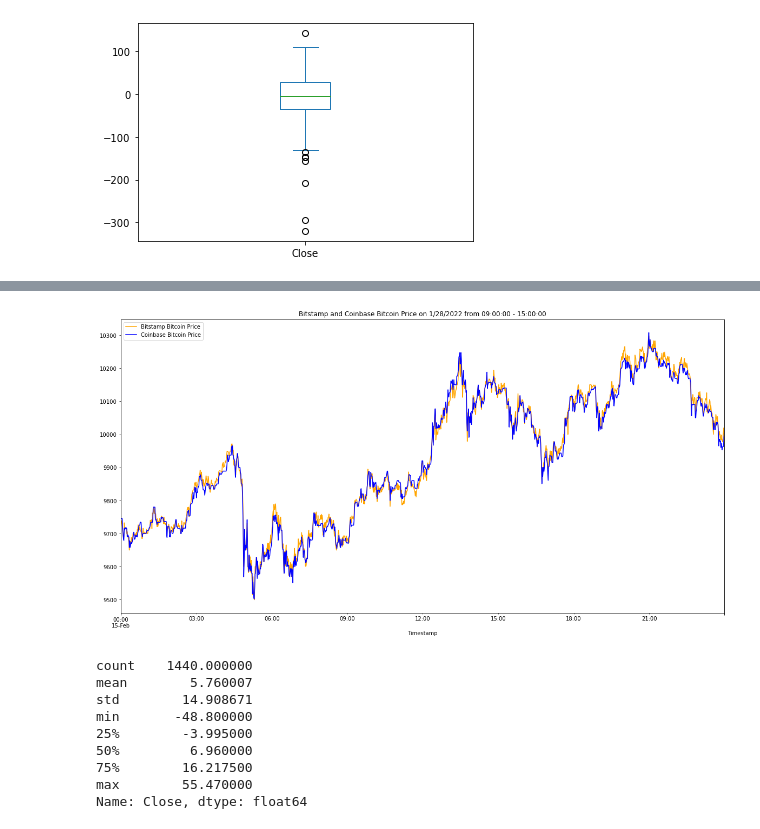
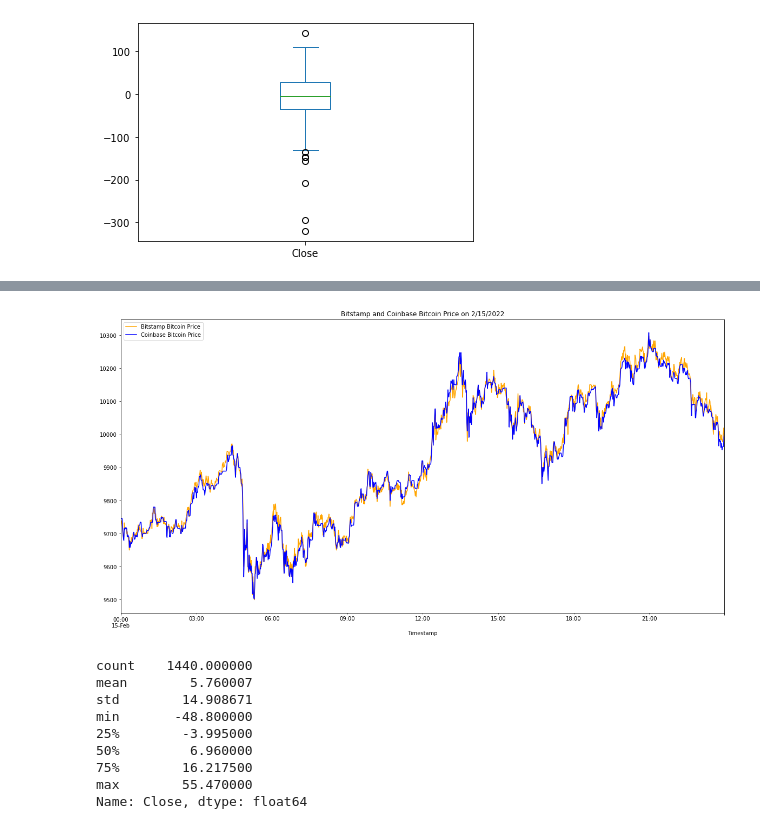
Before and after one commit to jkang1990amg/Challenge-3-Crypo-Arbitrage, a Jupyter notebook: crypto_arbitrage.ipynb, the cells around one changed output, grey strips where cells are left out. Saved outputs shown, nothing was run; the diff lists cells and outputs as text; code cells hidden in the pictures.

```diff
--- a/crypto_arbitrage.ipynb
+++ b/crypto_arbitrage.ipynb
@@ -410,7 +434,7 @@ arbitrage_spread_early.plot(kind = "box")
 # Create an overlay plot that visualizes the two dataframes over a period of one day from the middle of the dataset.
 # Be sure that the plots include the parameters `legend`, `figsize`, `title`, `color` and `label`
 bitstamp_sliced.loc["2018-02-15" : "2018-02-15"].plot(
-    legend = True, figsize = (20, 10), title = "Bitstamp and Coinbase Bitcoin Price on 1/28/2022 from 09:00:00 - 15:00:00", color = "orange", label = "Bitstamp Bitcoin Price")
+    legend = True, figsize = (20, 10), title = "Bitstamp and Coinbase Bitcoin Price on 2/15/2022", color = "orange", label = "Bitstamp Bitcoin Price")
 coinbase_sliced.loc["2018-02-15" : "2018-02-15"].plot(
     legend = True, figsize = (20, 10), color = "blue", label = "Coinbase Bitcoin Price")
 # %% [output]
@@ -418,4 +442,4 @@ coinbase_sliced.loc["2018-02-15" : "2018-02-15"].plot(
-[figure, old version]
+[figure, new version]
 # %%
 # Using the date in the middle that you have selected, calculate the arbitrage spread
 # by subtracting the bitstamp lower closing prices from the coinbase higher closing prices
```
Also changed, not shown: parts of 42 cells of this notebook.
